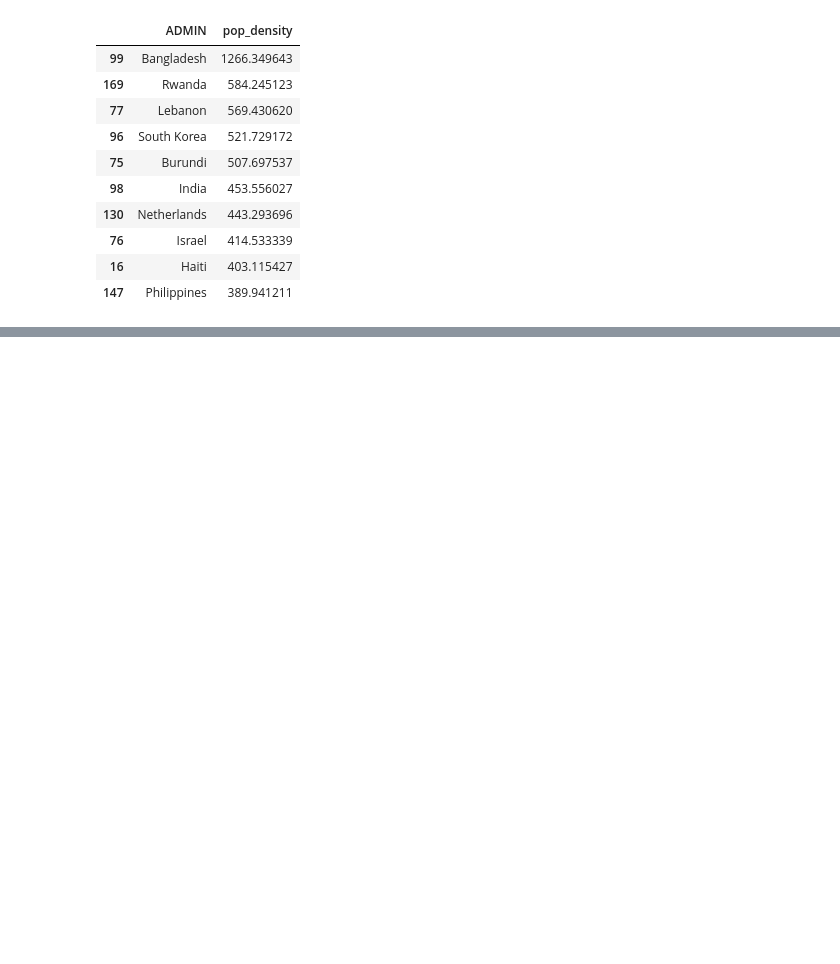
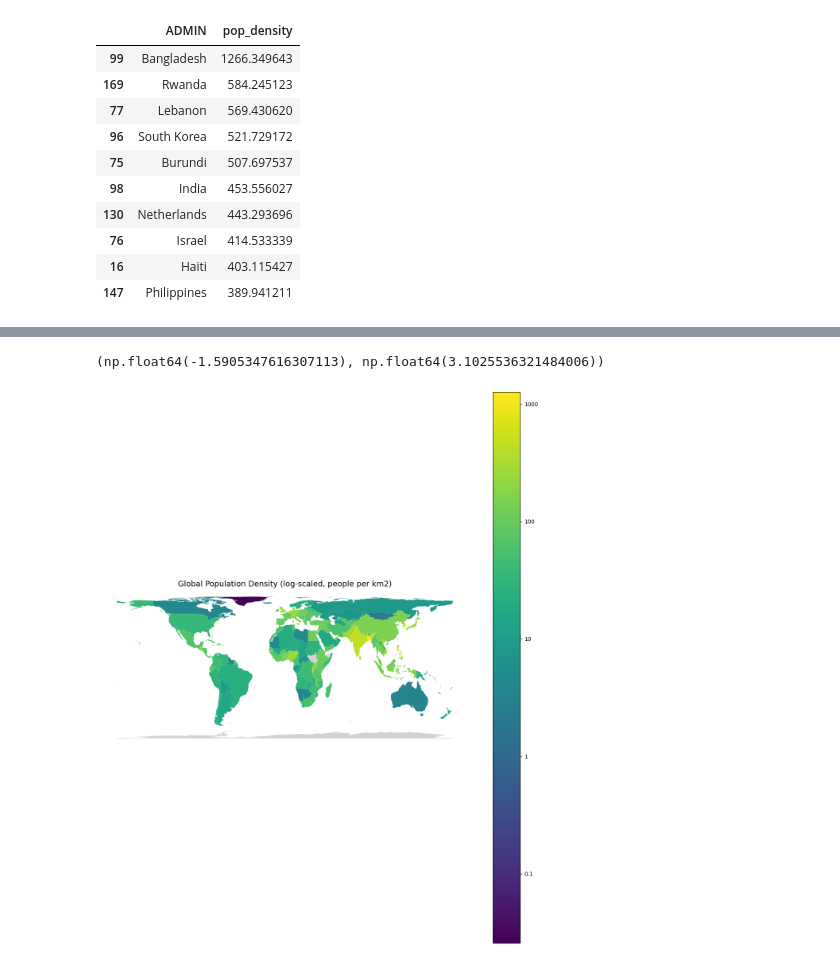
Before and after one commit to aakarsh-dev-commits/population-urban-explorer, a Jupyter notebook: notebooks/01_explore_data.ipynb, the cells around one changed output, grey strips where cells are left out. Saved outputs shown, nothing was run; the diff lists cells and outputs as text; code cells hidden in the pictures; blank space fills up the shorter version.

Commit message:
Log-scaled global population density map with custom colorbar

```diff
--- a/notebooks/01_explore_data.ipynb
+++ b/notebooks/01_explore_data.ipynb
@@ -304,3 +306,5 @@ world_pop.sort_values("pop_density" , ascending = False)[["ADMIN","pop_density"]
 | 76 | Israel | 414.533339 |
 | 16 | Haiti | 403.115427 |
 | 147 | Philippines | 389.941211 |
+# %%
+world_pop["log_density"] = np.log10(world_pop["pop_density"])
@@ -306,0 +320,37 @@ world_pop.sort_values("pop_density" , ascending = False)[["ADMIN","pop_density"]
+# %%
+world_pop["log_density"].min(), world_pop["log_density"].max()
+# %% [output]
+(np.float64(-1.5905347616307113), np.float64(3.1025536321484006))
+# %%
+log_ticks = np.array([-1,0,1,2,3])
+# %%
+fig , ax = plt.subplots(1,1, figsize=(15,18))
+
+world_pop.plot(
+    column = "log_density",
+    cmap = "viridis",
+    linewidth=0.2,
+    ax = ax,
+    missing_kwds={
+        "color": "lightgrey",
+        "label": "No data"
+    },
+    legend=True
+)
+
+cbar = ax.get_figure().axes[-1]
+
+cbar.yaxis.set_ticks(log_ticks)
+cbar.yaxis.set_ticklabels([f"{np.power(10.0, t):g}" for t in log_ticks])
+
+
+ax.set_title(
+    "Global Population Density (log-scaled, people per km2)",
+    fontsize=14
+)
+
+ax.axis("off")
+
+plt.show()
+# %% [output]
+[figure, added]
```
Also changed, not shown: parts of 2 cells of this notebook.
